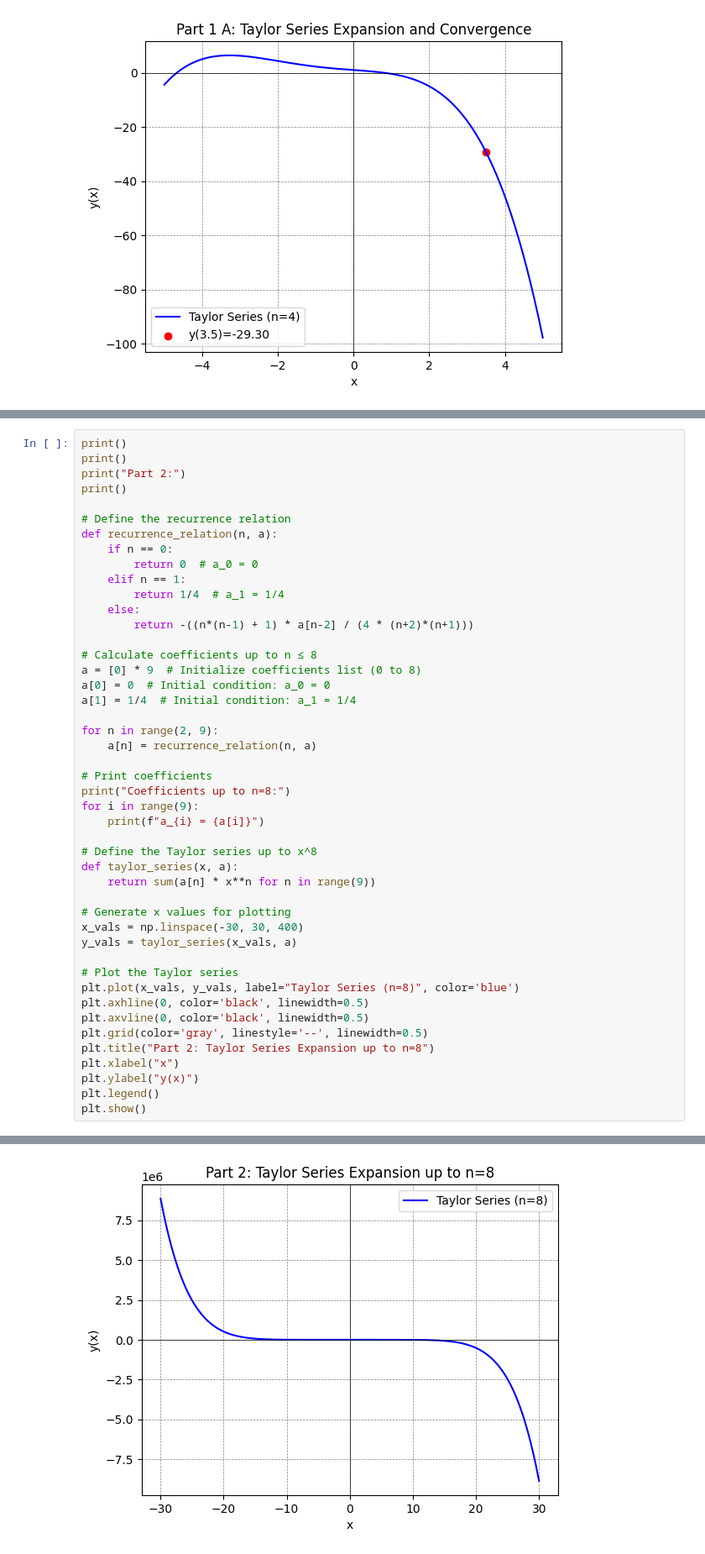
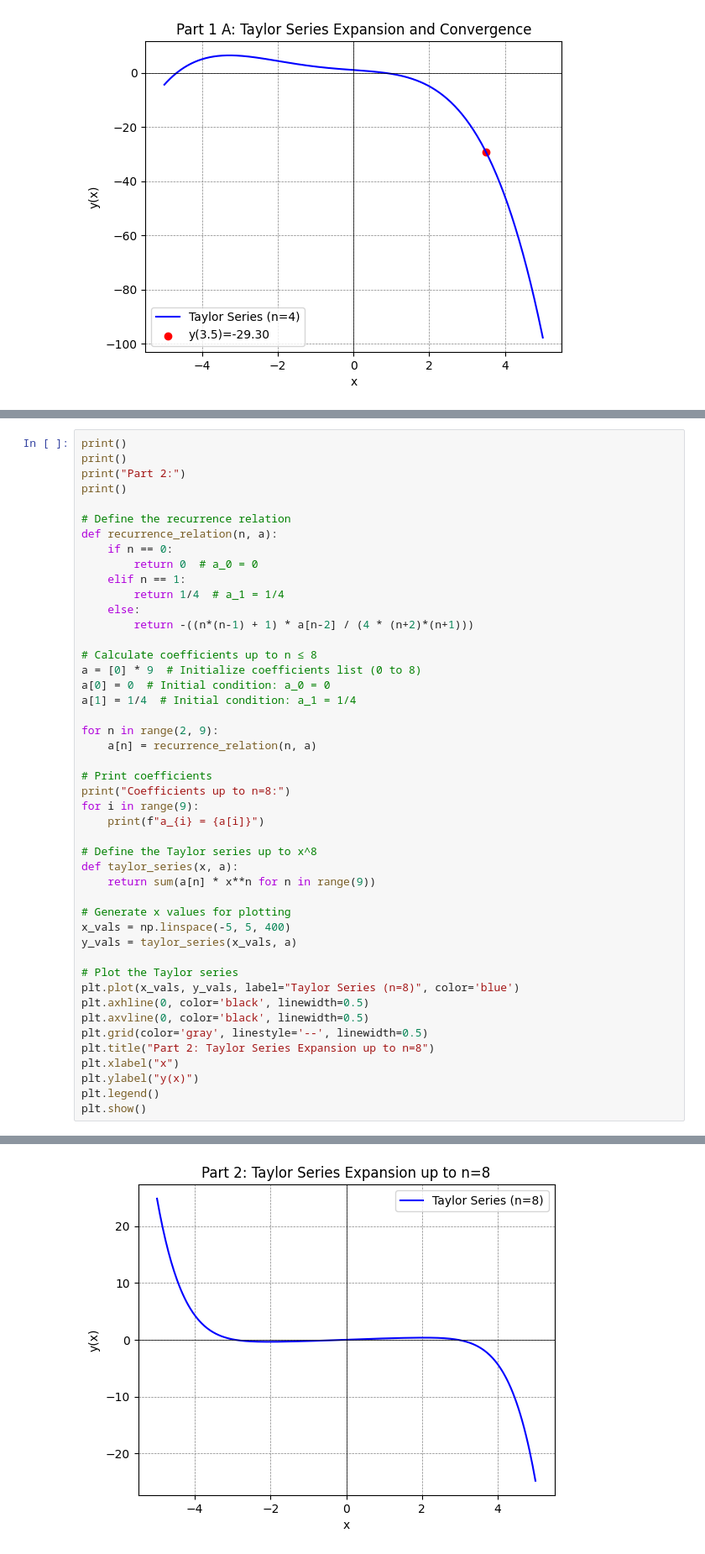
Before and after one commit to TaterTotMan64/CST-305, a Jupyter notebook: Project 6/Project 6 – Numeric Computations with Taylor Polynomials.ipynb, the cells around one changed output, grey strips where cells are left out. Shown: that part at 84% size. Drawn from its saved outputs; the diff is of its cells as text.

```diff
--- a/Project 6/Project 6 – Numeric Computations with Taylor Polynomials.ipynb
+++ b/Project 6/Project 6 – Numeric Computations with Taylor Polynomials.ipynb
@@ -201,35 +201,35 @@ for i in range(9):
 # Define the Taylor series up to x^8
 def taylor_series(x, a):
     return sum(a[n] * x**n for n in range(9))
 
 # Generate x values for plotting
-x_vals = np.linspace(-30, 30, 400)
+x_vals = np.linspace(-5, 5, 400)
 y_vals = taylor_series(x_vals, a)
 
 # Plot the Taylor series
 plt.plot(x_vals, y_vals, label="Taylor Series (n=8)", color='blue')
 plt.axhline(0, color='black', linewidth=0.5)
 plt.axvline(0, color='black', linewidth=0.5)
 plt.grid(color='gray', linestyle='--', linewidth=0.5)
 plt.title("Part 2: Taylor Series Expansion up to n=8")
 plt.xlabel("x")
 plt.ylabel("y(x)")
 plt.legend()
 plt.show()
 # %% [output]
 Part 2:
 
 Coefficients up to n=8:
 a_0 = 0
 a_1 = 0.25
 a_2 = -0.0
 a_3 = -0.021875
 a_4 = 0.0
 a_5 = 0.002734375
 a_6 = -0.0
 a_7 = -0.0004082573784722222
 a_8 = 0.0
-[figure, old version]
+[figure, new version]
 # %%
 # Programmers: Grant Burk and Ben Croyle
 # Code packages: numpy, scipy, and matplotlib (see below)
```
Also changed, not shown: parts of 1 cell of this notebook.
